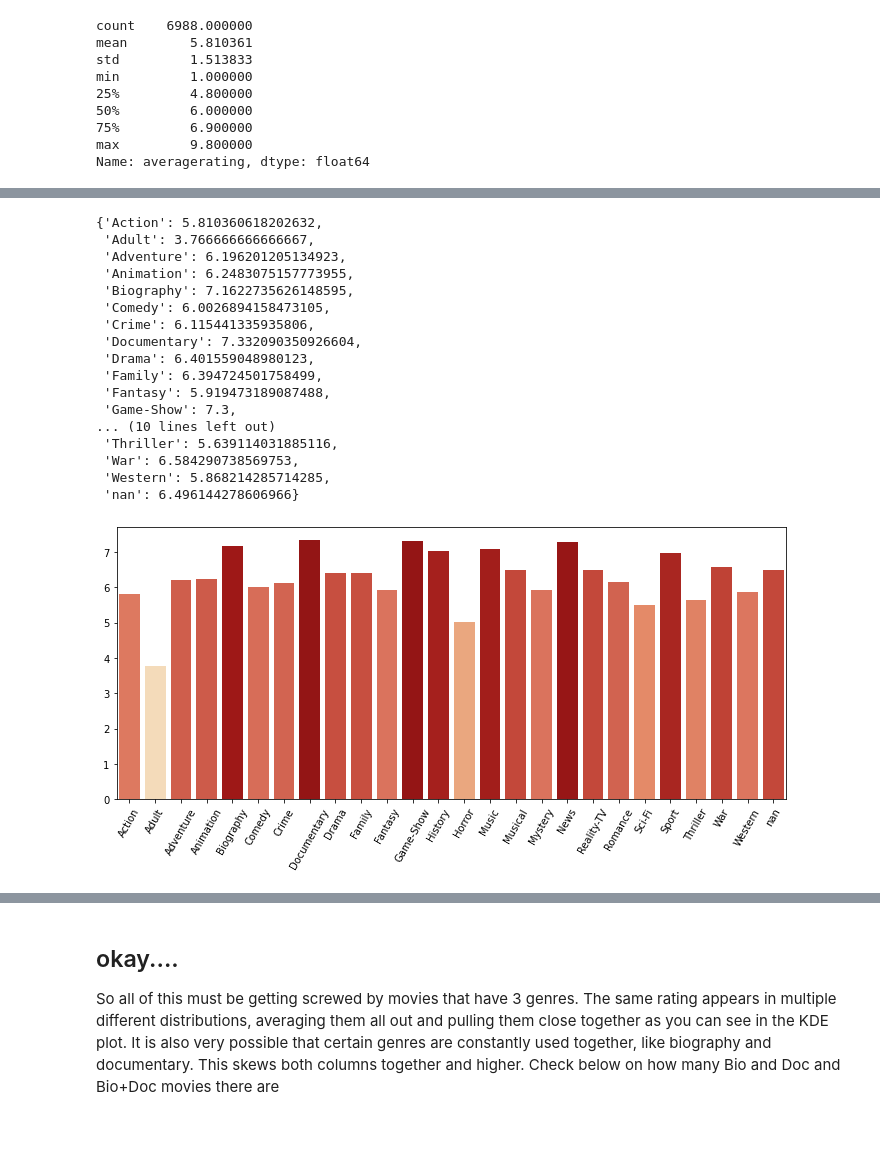
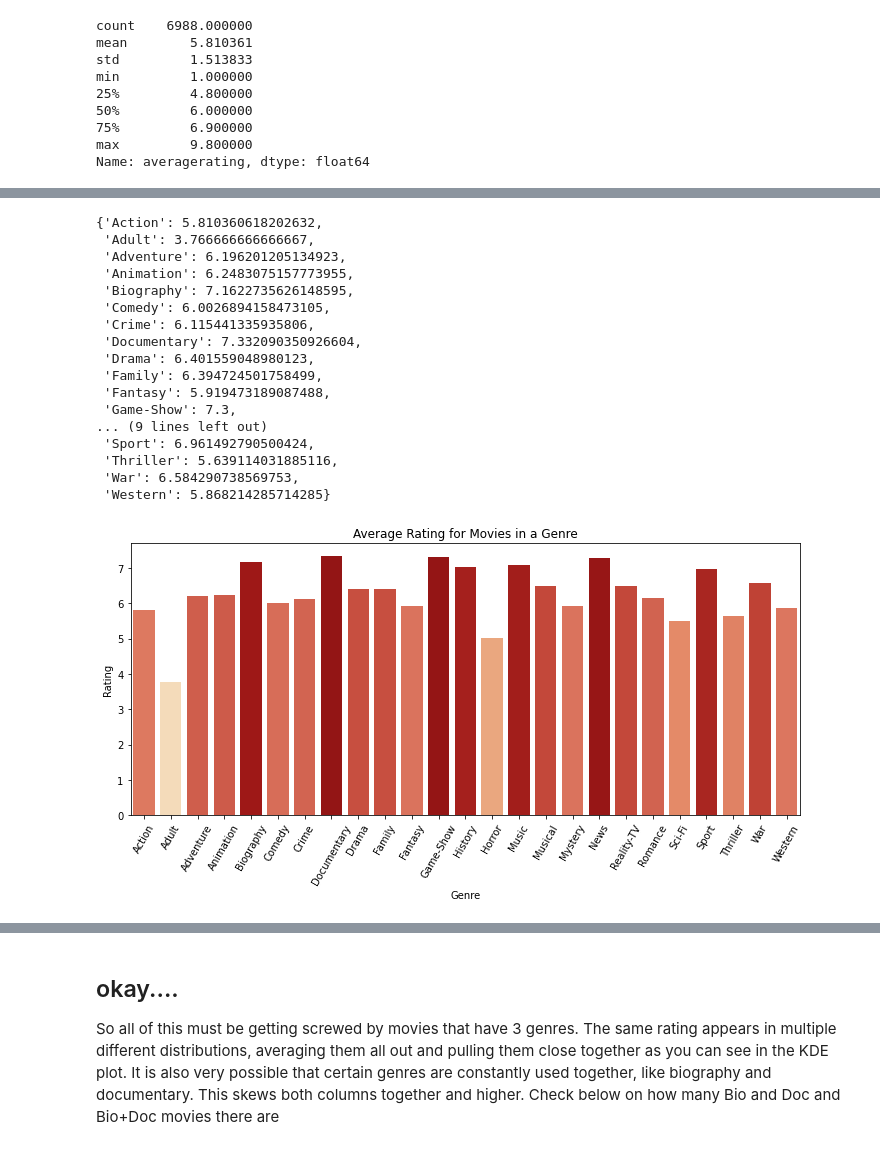
Before and after one commit to jonnyhof/phase1_project, a Jupyter notebook: scratch.ipynb, the cells around one changed output, grey strips where cells are left out. Cells and saved outputs as stored; diff of their text form; code cells hidden in the pictures.

```diff
--- a/scratch.ipynb
+++ b/scratch.ipynb
@@ -152,6 +176,6 @@ list_of_genre_types.sort()
 # Also should remove NaN
 
 list_of_genre_types.remove('Short')
-#list_of_genre_types.remove('nan')
+list_of_genre_types.remove('nan')
 list_of_genre_types
 # %% [output]
@@ -231,11 +271,11 @@ ratings_dict
  'Family': 6.394724501758499,
  'Fantasy': 5.919473189087488,
  'Game-Show': 7.3,
-... (10 lines left out)
+... (9 lines left out)
+ 'Sport': 6.961492790500424,
  'Thriller': 5.639114031885116,
  'War': 6.584290738569753,
- 'Western': 5.868214285714285,
- 'nan': 6.496144278606966}
+ 'Western': 5.868214285714285}
 # %%
 ratings = []
 
@@ -248,11 +288,14 @@ colors = plt.cm.OrRd(norm(ratings))
 # %%
 fig, ax = plt.subplots(figsize=(12,5))
 
 sns.barplot(list_of_genre_types, ratings, palette = colors)
 
 ax.tick_params(axis='x', labelrotation = 60)
+ax.set_xlabel('Genre')
+ax.set_ylabel('Rating')
+ax.set_title('Average Rating for Movies in a Genre');
 # %% [output]
-[figure, old version]
+[figure, new version]
 # %%
 # Lets try ascending to see if it looks better
 ratings_dict_sorted = dict(sorted(ratings_dict.items(), key=lambda item: item[1]))
```
Also changed, not shown: parts of 16 cells of this notebook.
